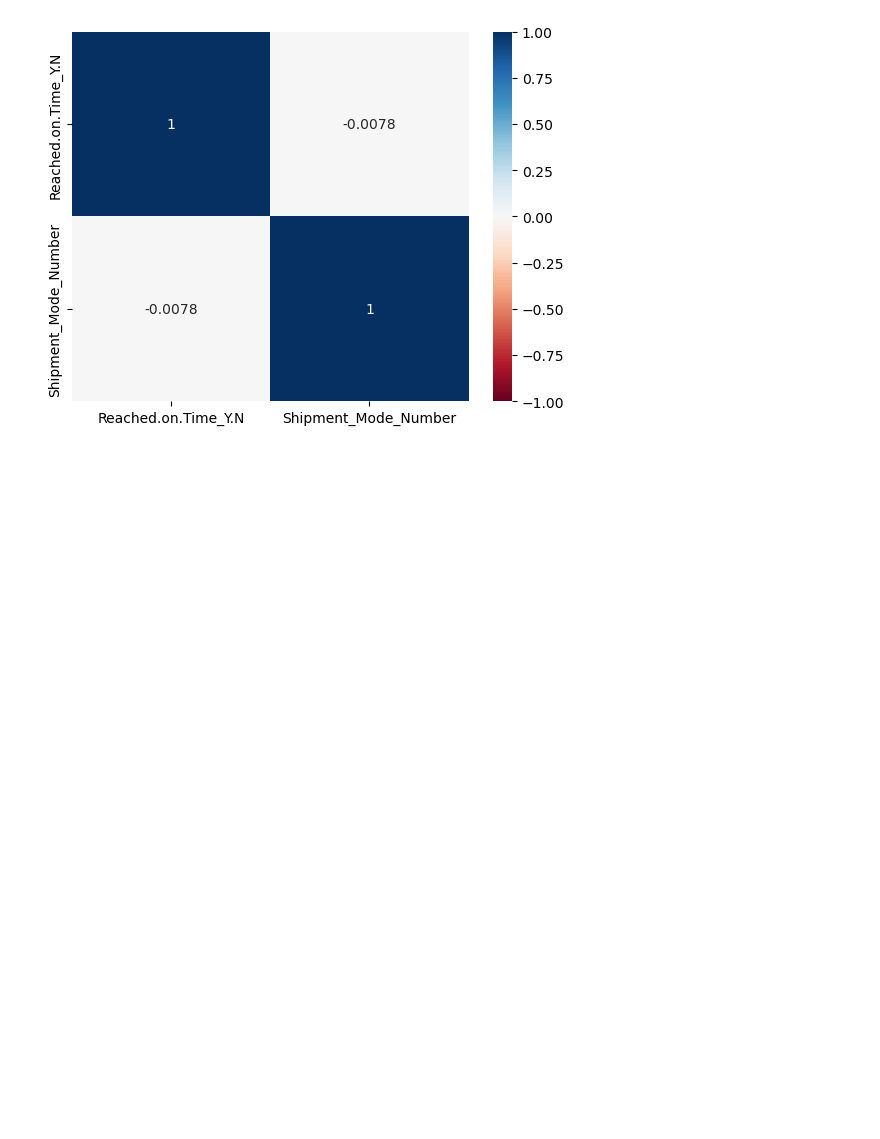
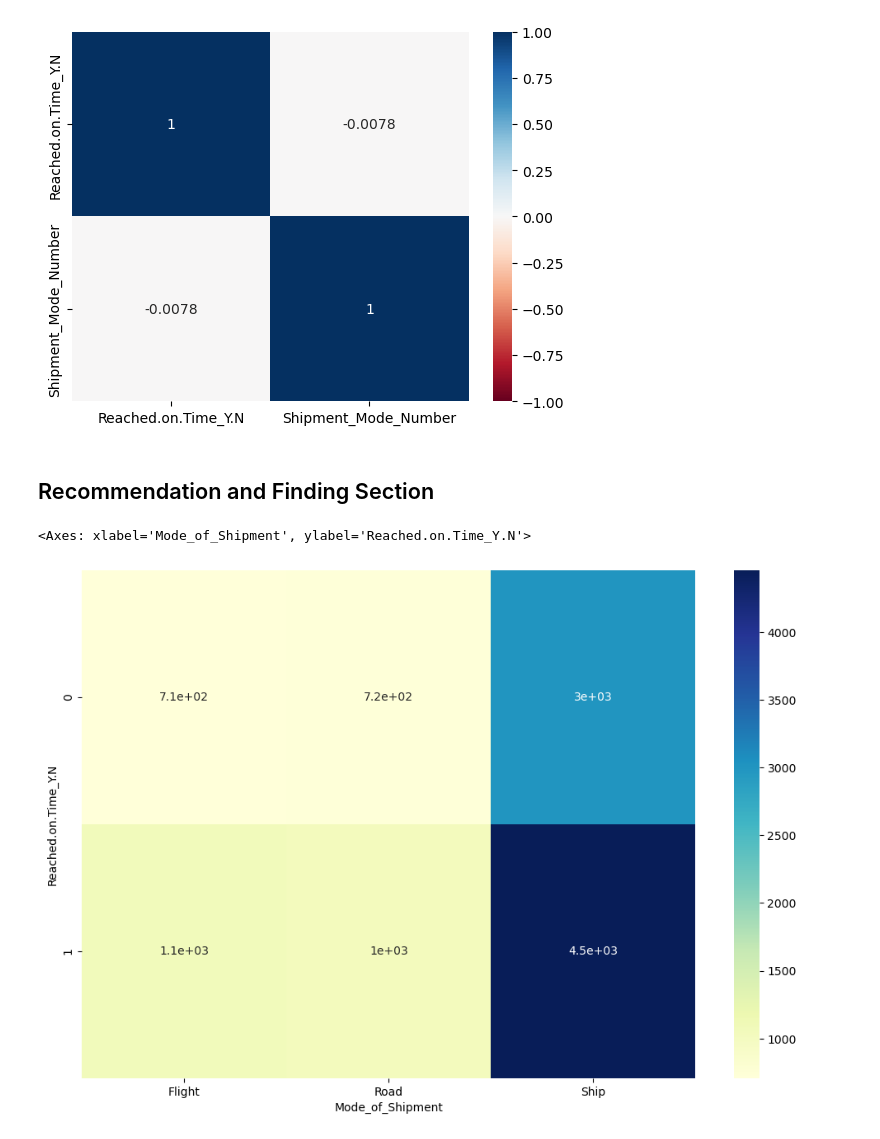
Before and after one commit to farizmpr/Principles-Data-Anlytics-E-commerce-Shipping-Project-E-Commerce-Shipping-DataData-Project, a Jupyter notebook: Code/Group_8_Shipping_Methodologies_and_Shipping_Delivery_Performance.ipynb, the cells around one changed output. Drawn from its saved outputs; the diff is of its cells as text; code cells hidden in the pictures; blank space fills up the shorter version.

Commit message:
Update Chi-Squared testing for recommendation

```diff
--- a/Code/Group_8_Shipping_Methodologies_and_Shipping_Delivery_Performance.ipynb
+++ b/Code/Group_8_Shipping_Methodologies_and_Shipping_Delivery_Performance.ipynb
@@ -547,3 +544,11 @@ Reached.on.Time_Y.N              1.000000             -0.007797
 Shipment_Mode_Number            -0.007797              1.000000
 <Axes: >
 [figure]
+# %% [markdown]
+## Recommendation and Finding Section
+# %%
+plt.figure(figsize=(12,8))
+sns.heatmap(contigency, annot=True, cmap="YlGnBu")
+# %% [output]
+<Axes: xlabel='Mode_of_Shipment', ylabel='Reached.on.Time_Y.N'>
+[figure, added]
```
Also changed, not shown: parts of 7 cells of this notebook.
